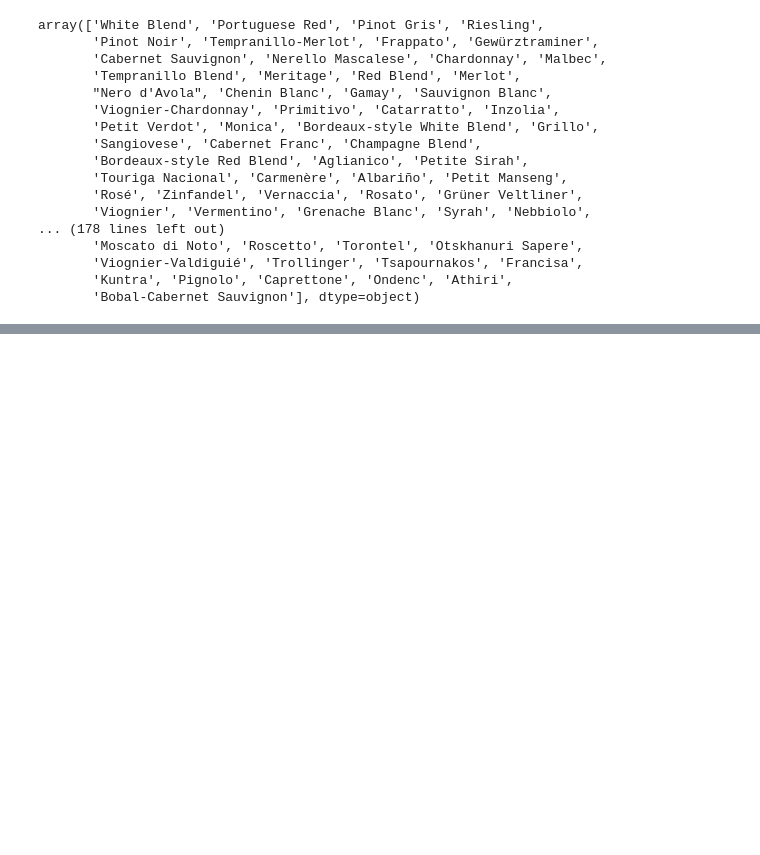
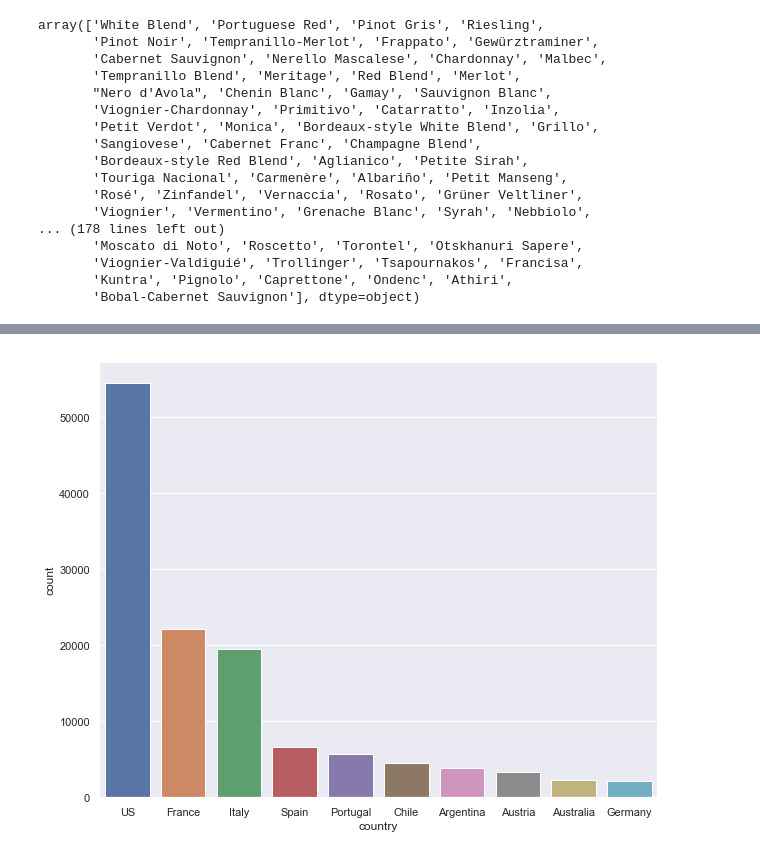
Before and after one commit to miyamuse/wine-blog, a Jupyter notebook: index.ipynb, the cells around one changed output, grey strips where cells are left out. Drawn from its saved outputs; the diff is of its cells as text; code cells hidden in the pictures; blank space fills up the shorter version.

Commit message:
graphs added

```diff
--- a/index.ipynb
+++ b/index.ipynb
@@ -99,0 +102,5 @@ array(['White Blend', 'Portuguese Red', 'Pinot Gris', 'Riesling',
+# %%
+sns.set(rc={'figure.figsize':(10,8)})
+ax = sns.countplot(x="country", data=wine, order=wine["country"].value_counts().iloc[:10].index)
+# %% [output]
+[figure, added]
```
Also changed, not shown: parts of 9 cells of this notebook, 1 other file.
